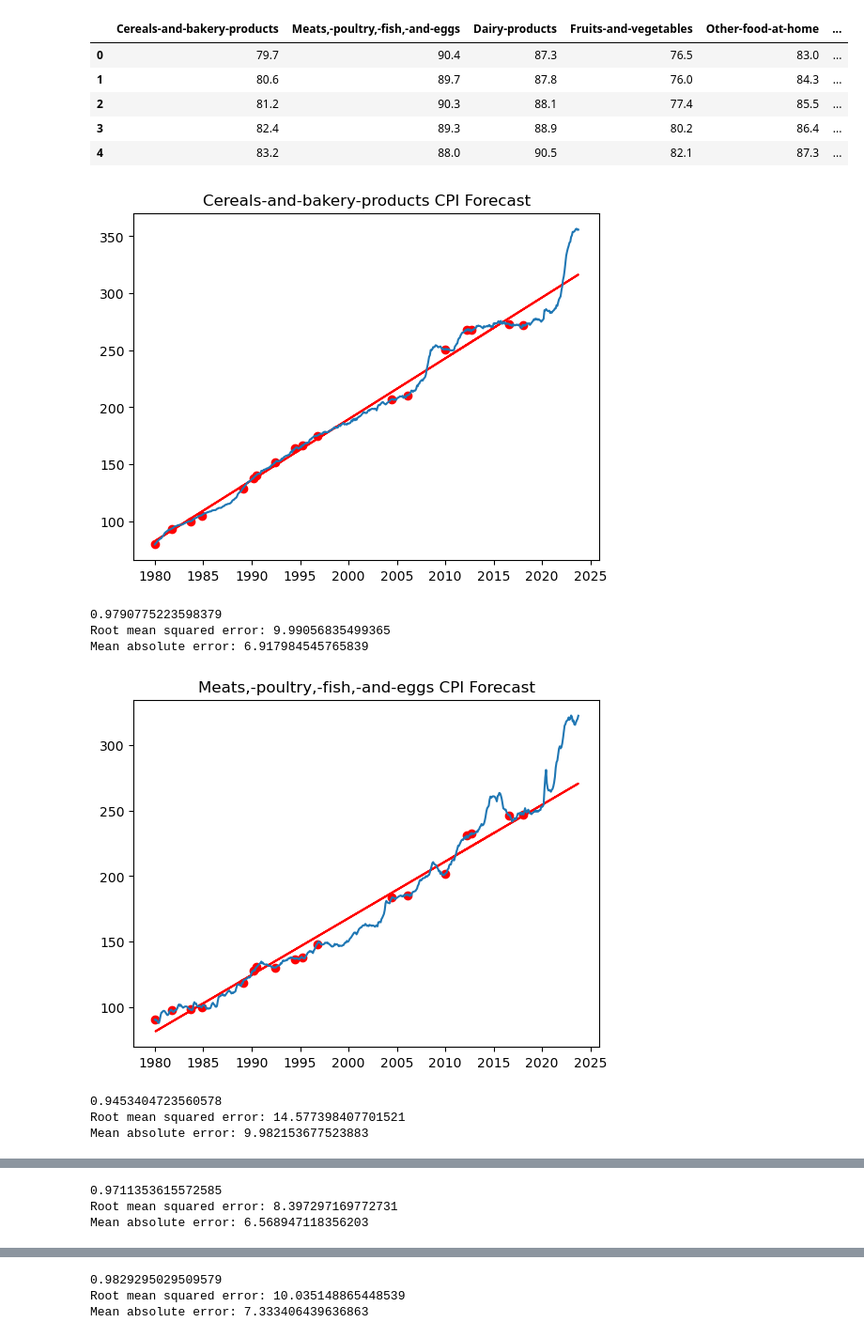
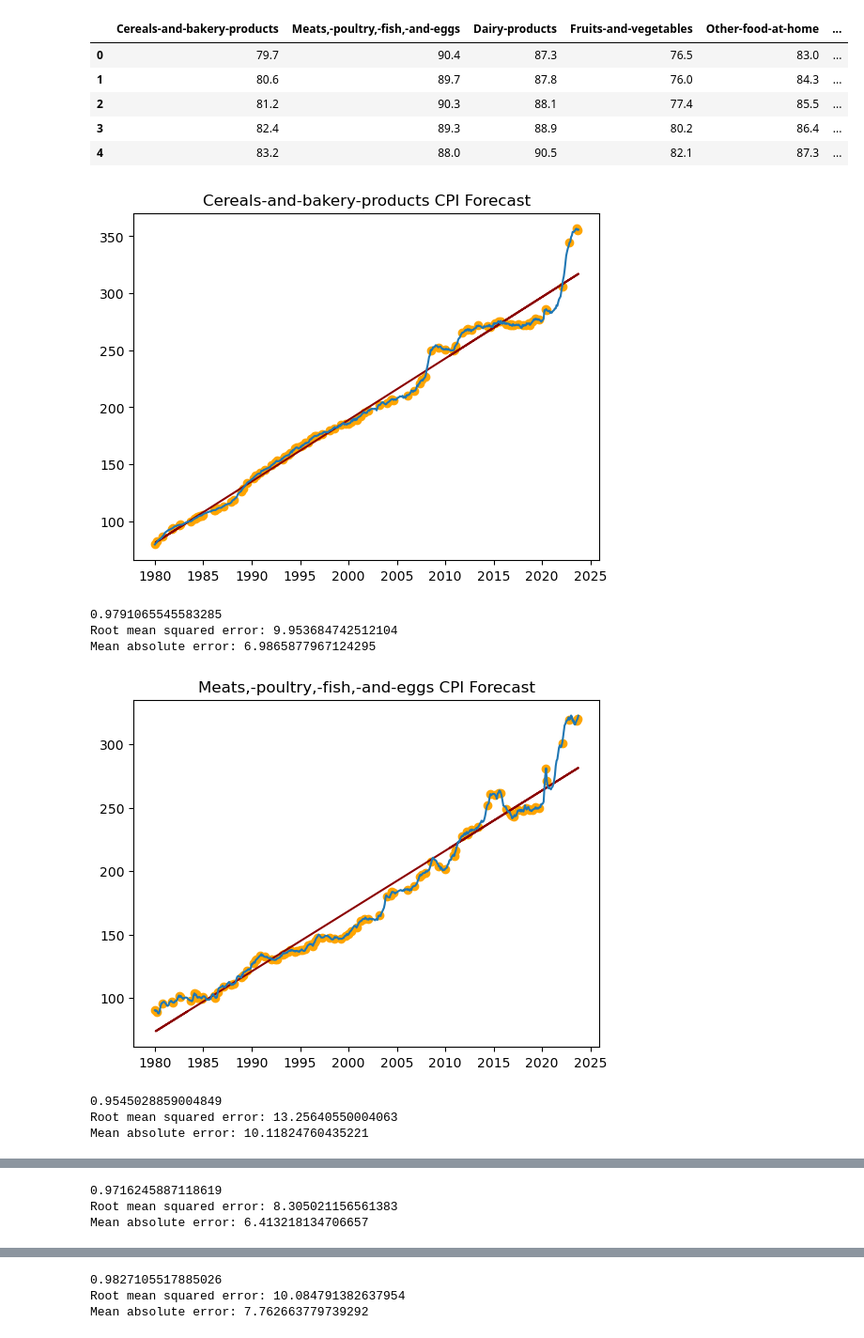
Before and after one commit to MrGoots/MachineLearning_Project, a Jupyter notebook: linearMain.ipynb, the cells around one changed output, grey strips where cells are left out. Shown at 94% size. Saved outputs shown, nothing was run; the diff lists cells and outputs as text; code cells hidden in the pictures.

```diff
--- a/linearMain.ipynb
+++ b/linearMain.ipynb
@@ -30,38 +30,38 @@ cpiDf.head()
 # %%
 
 model = LinearRegression()
 for cat in cpiDf.columns:
     if cat != 'Date':
         # plt.plot(cpiDf['Date'],cpiDf[cat])
         X = cpiDf['Date'].values.astype("float64").reshape(-1,1)
         y = cpiDf[cat]
-        X_train,X_test,y_train,y_test = train_test_split(X,y,train_size=18,random_state = 4)
+        X_train,X_test,y_train,y_test = train_test_split(X,y,train_size=.2,random_state = 4)
         # X_train = cpiDf['Date'].values.astype("float64").reshape(-1,1)
         # y_train = cpiDf[cat]
         model.fit(X_train,y_train)
 
         preds = model.predict(X_test)
         # # Display the prediction
         # samp = pd.DataFrame(cpiDf[['Date',cat]].copy())
         # samp['Prediction'] = preds
 
-        plt.plot(pd.to_datetime(X_test.reshape(-1)),preds,color='red')
+        plt.plot(pd.to_datetime(X_test.reshape(-1)),preds,color='darkred')
         plt.plot(pd.to_datetime(X.reshape(-1)),y)
-        plt.scatter(pd.to_datetime(X_train.reshape(-1)),y_train,color='red')
+        plt.scatter(pd.to_datetime(X_train.reshape(-1)),y_train,color='orange')
         plt.title(f'{cat} CPI Forecast')
         plt.show()
 
         print(model.score(X_test,y_test))
         mse = mean_squared_error(y_test,preds,squared = False)
         print(f'Root mean squared error: {mse}')
         mae = mean_absolute_error(y_test,preds)
         print(f'Mean absolute error: {mae}')
 # %% [output]
-[figure, old version]
+[figure, new version]
-0.9790775223598379
-Root mean squared error: 9.99056835499365
-Mean absolute error: 6.917984545765839
+0.9791065545583285
+Root mean squared error: 9.953684742512104
+Mean absolute error: 6.9865877967124295
-[figure, old version]
+[figure, new version]
-0.9453404723560578
-Root mean squared error: 14.577398407701521
-Mean absolute error: 9.982153677523883
+0.9545028859004849
+Root mean squared error: 13.25640550004063
+Mean absolute error: 10.11824760435221
@@ -69,3 +69,3 @@ Mean absolute error: 9.982153677523883
-0.9711353615572585
-Root mean squared error: 8.397297169772731
-Mean absolute error: 6.568947118356203
+0.9716245887118619
+Root mean squared error: 8.305021156561383
+Mean absolute error: 6.413218134706657
@@ -73,3 +73,3 @@ Mean absolute error: 6.568947118356203
-0.9829295029509579
-Root mean squared error: 10.035148865448539
-Mean absolute error: 7.333406439636863
+0.9827105517885026
+Root mean squared error: 10.084791382637954
+Mean absolute error: 7.762663779739292
```
Also changed, not shown: parts of 5 cells of this notebook.
